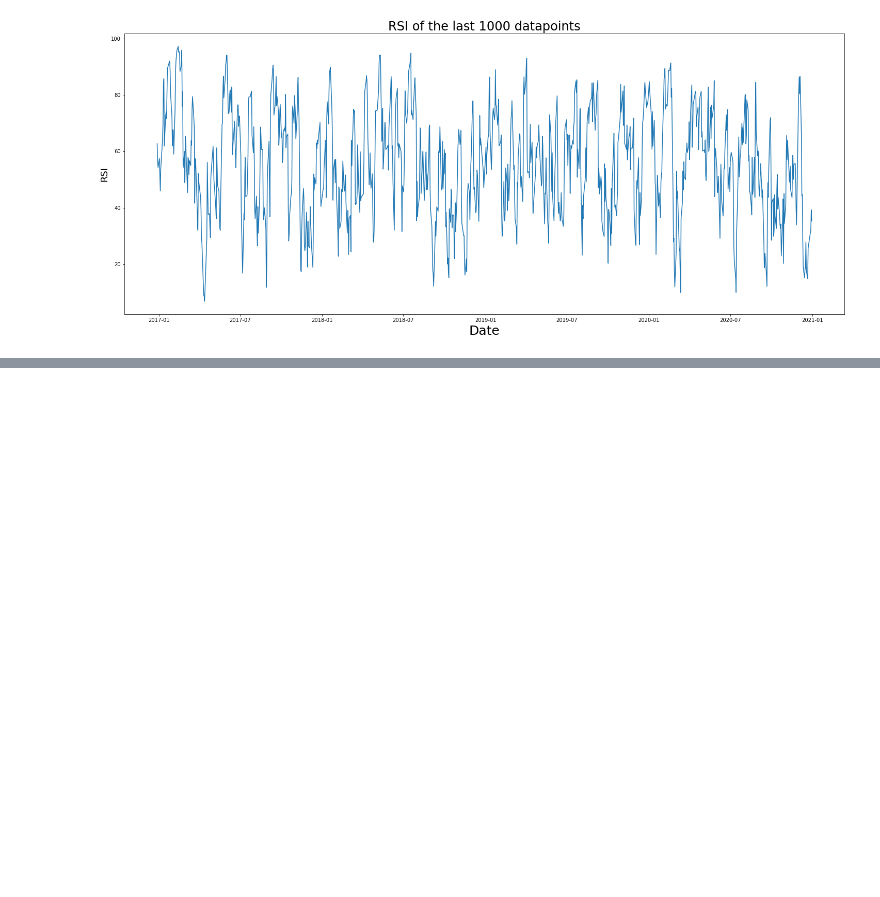
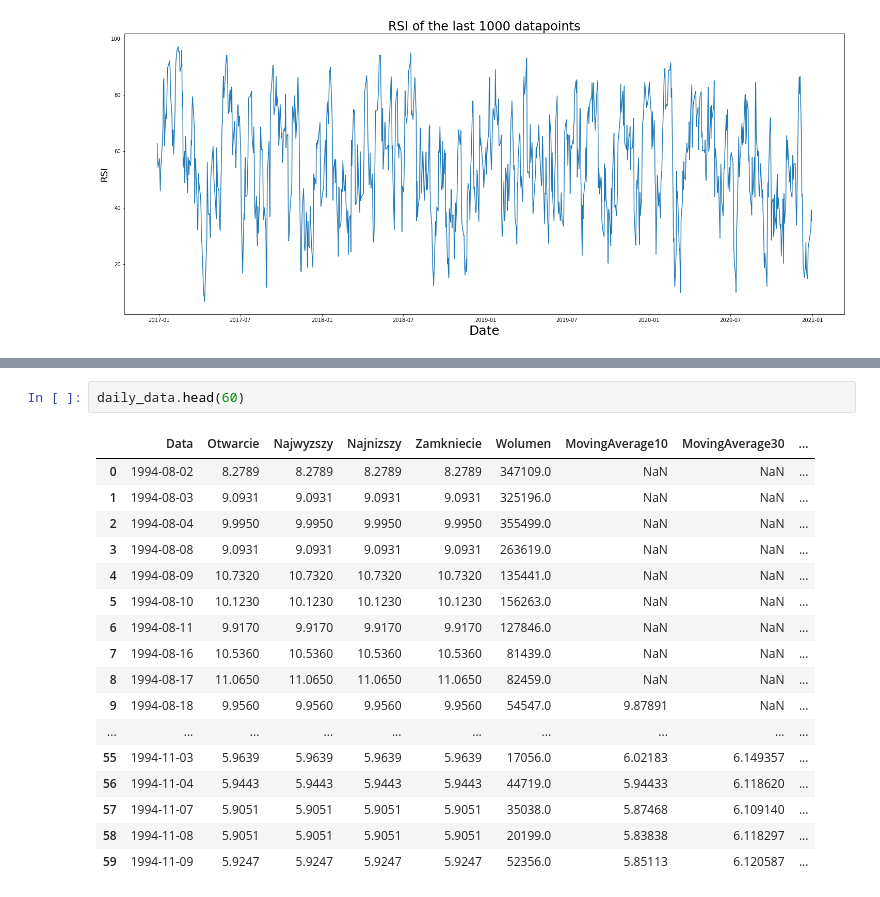
Before and after one commit to WaznyKamo/Deep-Learning-Stock-Price-Prediction, a Jupyter notebook: CDR_Stock_Price_Prediction_Using_LSTM_Deep_Learning_Network.ipynb, the cells around one changed output, grey strips where cells are left out. Drawn from its saved outputs; the diff is of its cells as text; blank space fills up the shorter version.

```diff
--- a/CDR_Stock_Price_Prediction_Using_LSTM_Deep_Learning_Network.ipynb
+++ b/CDR_Stock_Price_Prediction_Using_LSTM_Deep_Learning_Network.ipynb
@@ -318,0 +357,20 @@ Text(0, 0.5, 'RSI')
+# %%
+daily_data.head(60)
+# %% [output]
+|  | Data | Otwarcie | Najwyzszy | Najnizszy | Zamkniecie | Wolumen | MovingAverage10 | MovingAverage30 | ... |
+| 0 | 1994-08-02 | 8.2789 | 8.2789 | 8.2789 | 8.2789 | 347109.0 | NaN | NaN | ... |
+| 1 | 1994-08-03 | 9.0931 | 9.0931 | 9.0931 | 9.0931 | 325196.0 | NaN | NaN | ... |
+| 2 | 1994-08-04 | 9.9950 | 9.9950 | 9.9950 | 9.9950 | 355499.0 | NaN | NaN | ... |
+| 3 | 1994-08-08 | 9.0931 | 9.0931 | 9.0931 | 9.0931 | 263619.0 | NaN | NaN | ... |
+| 4 | 1994-08-09 | 10.7320 | 10.7320 | 10.7320 | 10.7320 | 135441.0 | NaN | NaN | ... |
+| 5 | 1994-08-10 | 10.1230 | 10.1230 | 10.1230 | 10.1230 | 156263.0 | NaN | NaN | ... |
+| 6 | 1994-08-11 | 9.9170 | 9.9170 | 9.9170 | 9.9170 | 127846.0 | NaN | NaN | ... |
+| 7 | 1994-08-16 | 10.5360 | 10.5360 | 10.5360 | 10.5360 | 81439.0 | NaN | NaN | ... |
+| 8 | 1994-08-17 | 11.0650 | 11.0650 | 11.0650 | 11.0650 | 82459.0 | NaN | NaN | ... |
+| 9 | 1994-08-18 | 9.9560 | 9.9560 | 9.9560 | 9.9560 | 54547.0 | 9.87891 | NaN | ... |
+| ... | ... | ... | ... | ... | ... | ... | ... | ... | ... |
+| 55 | 1994-11-03 | 5.9639 | 5.9639 | 5.9639 | 5.9639 | 17056.0 | 6.02183 | 6.149357 | ... |
+| 56 | 1994-11-04 | 5.9443 | 5.9443 | 5.9443 | 5.9443 | 44719.0 | 5.94433 | 6.118620 | ... |
+| 57 | 1994-11-07 | 5.9051 | 5.9051 | 5.9051 | 5.9051 | 35038.0 | 5.87468 | 6.109140 | ... |
+| 58 | 1994-11-08 | 5.9051 | 5.9051 | 5.9051 | 5.9051 | 20199.0 | 5.83838 | 6.118297 | ... |
+| 59 | 1994-11-09 | 5.9247 | 5.9247 | 5.9247 | 5.9247 | 52356.0 | 5.85113 | 6.120587 | ... |
```
Also changed, not shown: parts of 15 cells of this notebook.
